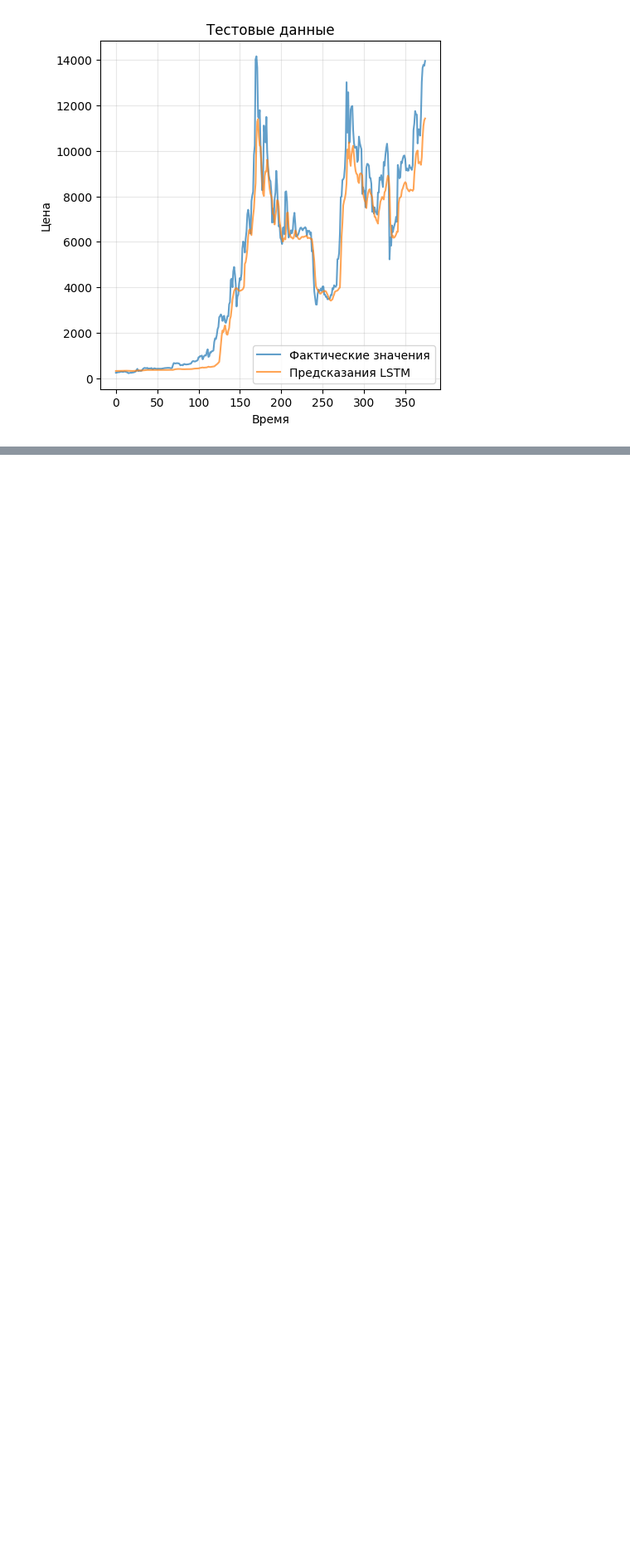
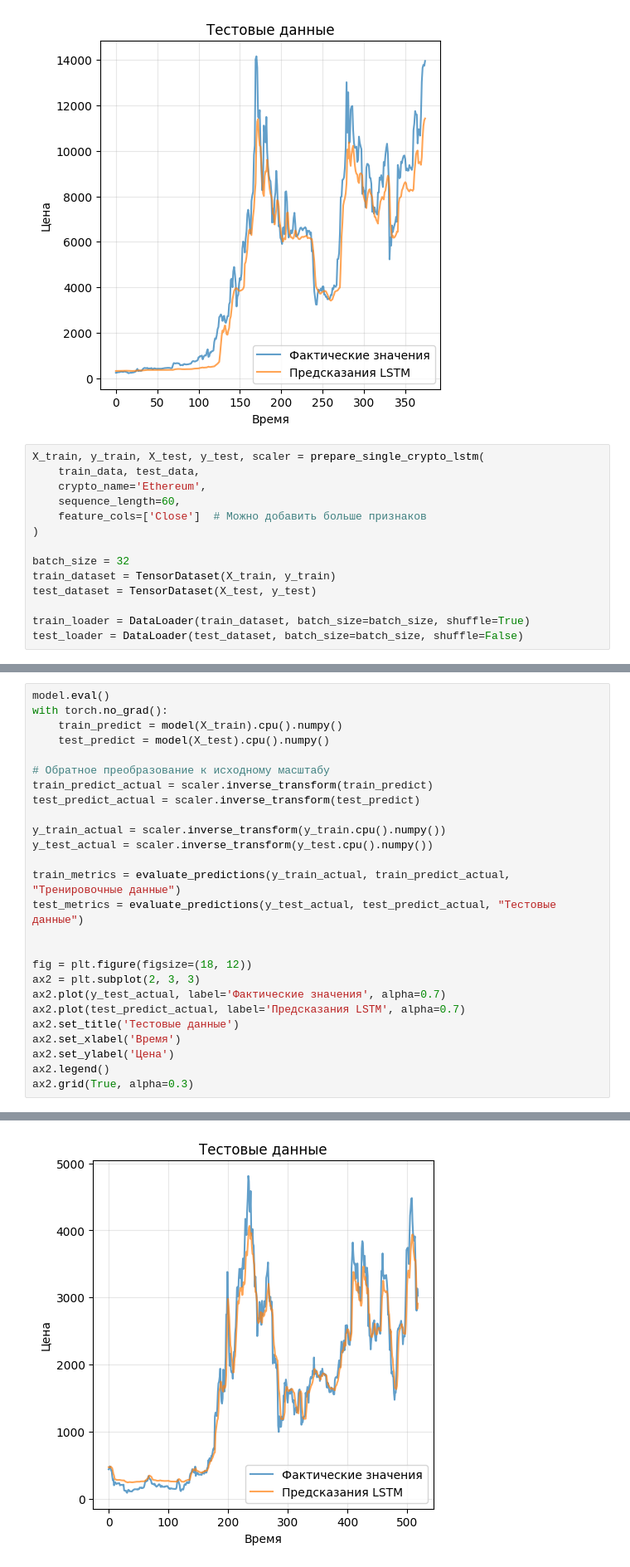
Before and after one commit to Densi88/lstm_lab4, a Jupyter notebook: lab4.ipynb, the cells around one changed output, grey strips where cells are left out. Shown: that part at 83% size. Saved outputs shown, nothing was run; the diff lists cells and outputs as text; blank space fills up the shorter version.

Commit message:
add etc and ltc train and predictes

```diff
--- a/lab4.ipynb
+++ b/lab4.ipynb
@@ -436,3 +436,17 @@ ax2.legend()
 ax2.grid(True, alpha=0.3)
 # %% [output]
 [figure]
+# %%
+X_train, y_train, X_test, y_test, scaler = prepare_single_crypto_lstm(
+    train_data, test_data,
+    crypto_name='Ethereum',
+    sequence_length=60,
+    feature_cols=['Close']  # Можно добавить больше признаков
+)
+
+batch_size = 32
+train_dataset = TensorDataset(X_train, y_train)
+test_dataset = TensorDataset(X_test, y_test)
+
+train_loader = DataLoader(train_dataset, batch_size=batch_size, shuffle=True)
+test_loader = DataLoader(test_dataset, batch_size=batch_size, shuffle=False)
@@ -438,0 +481,27 @@ ax2.grid(True, alpha=0.3)
+# %%
+model.eval()
+with torch.no_grad():
+    train_predict = model(X_train).cpu().numpy()
+    test_predict = model(X_test).cpu().numpy()
+
+# Обратное преобразование к исходному масштабу
+train_predict_actual = scaler.inverse_transform(train_predict)
+test_predict_actual = scaler.inverse_transform(test_predict)
+
+y_train_actual = scaler.inverse_transform(y_train.cpu().numpy())
+y_test_actual = scaler.inverse_transform(y_test.cpu().numpy())
+
+train_metrics = evaluate_predictions(y_train_actual, train_predict_actual, "Тренировочные данные")
+test_metrics = evaluate_predictions(y_test_actual, test_predict_actual, "Тестовые данные")
+
+
+fig = plt.figure(figsize=(18, 12))
+ax2 = plt.subplot(2, 3, 3)
+ax2.plot(y_test_actual, label='Фактические значения', alpha=0.7)
+ax2.plot(test_predict_actual, label='Предсказания LSTM', alpha=0.7)
+ax2.set_title('Тестовые данные')
+ax2.set_xlabel('Время')
+ax2.set_ylabel('Цена')
+ax2.legend()
+ax2.grid(True, alpha=0.3)
+# %% [output]
@@ -438,0 +515 @@ ax2.grid(True, alpha=0.3)
+[figure, added]
```
Also changed, not shown: parts of 6 cells of this notebook.
